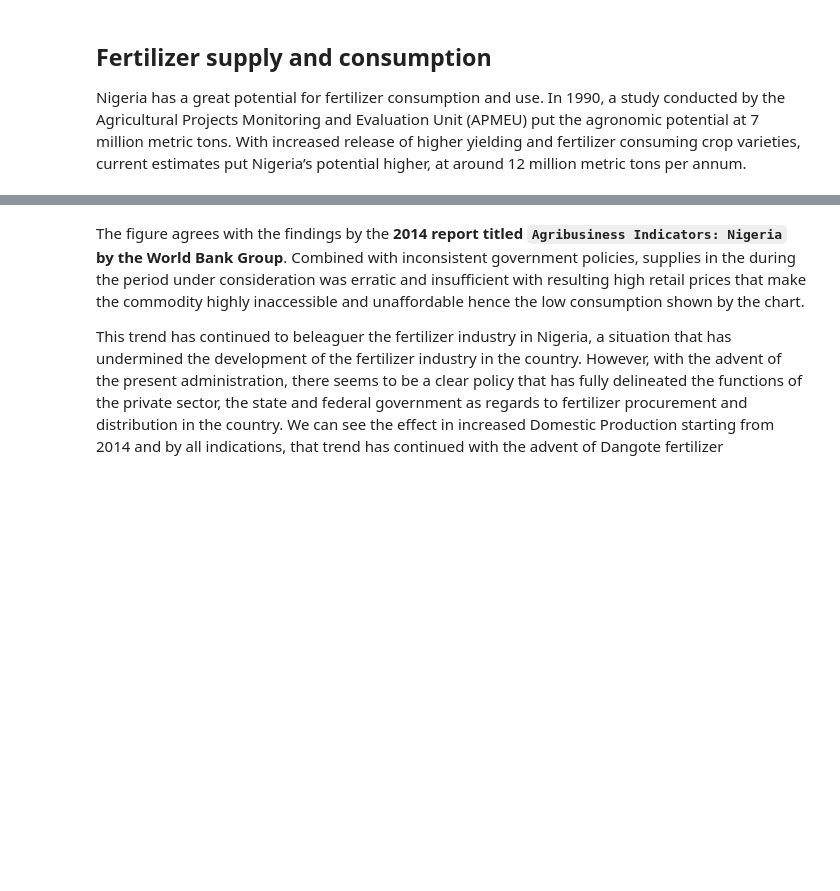
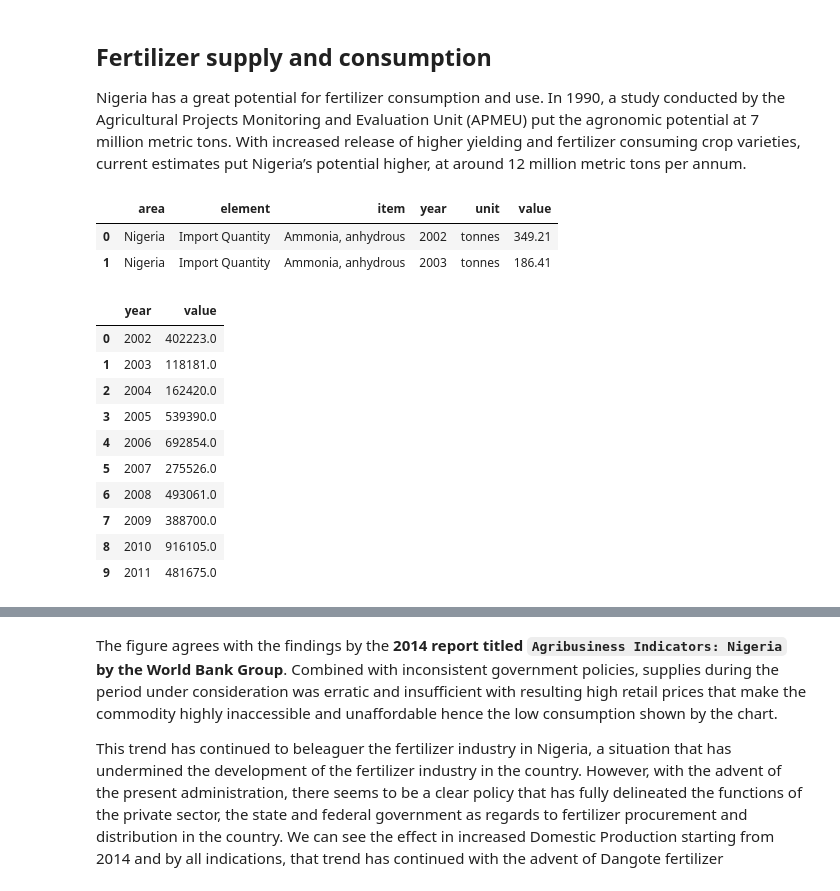
Before and after one commit to decorouz/Data-Analysis-with-Python, a Jupyter notebook: Nigeria_Fertilizer_Use.ipynb, the cells around one changed output, grey strips where cells are left out. Cells and saved outputs as stored; diff of their text form; code cells hidden in the pictures; blank space fills up the shorter version.

```diff
--- a/Nigeria_Fertilizer_Use.ipynb
+++ b/Nigeria_Fertilizer_Use.ipynb
@@ -546,11 +612,31 @@ Nigeria has a great potential for fertilizer consumption and use. In 1990, a stu
 Agricultural Projects Monitoring and Evaluation Unit (APMEU) put the agronomic potential at 7 million
 metric tons. With increased release of higher yielding and fertilizer consuming crop varieties, current
 estimates put Nigeria’s potential higher, at around 12 million metric tons per annum.
+# %%
+df_nigeria.head(2)
+# %% [output]
+|  | area | element | item | year | unit | value |
+| 0 | Nigeria | Import Quantity | Ammonia, anhydrous | 2002 | tonnes | 349.21 |
+| 1 | Nigeria | Import Quantity | Ammonia, anhydrous | 2003 | tonnes | 186.41 |
 # %%
 # Quantity of fertilizer consumed
 fertilizer_use_data = df_nigeria.loc[(df_nigeria["element"] == "Agricultural Use")].reset_index(drop=True)
 fertilizer_consumed = fertilizer_use_data.groupby(["year"])["value"].sum().reset_index().sort_values(by="year",
                                                                                  ascending=True).reset_index(drop=True)
+
+fertilizer_consumed
+# %% [output]
+|  | year | value |
+| 0 | 2002 | 402223.0 |
+| 1 | 2003 | 118181.0 |
+| 2 | 2004 | 162420.0 |
+| 3 | 2005 | 539390.0 |
+| 4 | 2006 | 692854.0 |
+| 5 | 2007 | 275526.0 |
+| 6 | 2008 | 493061.0 |
+| 7 | 2009 | 388700.0 |
+| 8 | 2010 | 916105.0 |
+| 9 | 2011 | 481675.0 |
 # %%
 # Quantity of fertilzer Imported
 fertilizer_import_data = df_nigeria.loc[(df_nigeria["element"] == "Import Quantity")].reset_index(drop=True)
@@ -587,6 +673,6 @@ fig.show()
 # %% [output]
 [interactive output not drawn]
 # %% [markdown]
-The figure agrees with the findings by the **2014 report titled `Agribusiness Indicators: Nigeria` by the World Bank Group**. Combined with inconsistent government policies, supplies in the during the period under consideration was erratic and insufficient with resulting high retail prices that make the commodity highly inaccessible and unaffordable hence the low consumption shown by the chart.
+The figure agrees with the findings by the **2014 report titled `Agribusiness Indicators: Nigeria` by the World Bank Group**. Combined with inconsistent government policies, supplies during the period under consideration was erratic and insufficient with resulting high retail prices that make the commodity highly inaccessible and unaffordable hence the low consumption shown by the chart.
 
 This trend has continued to beleaguer the fertilizer industry in Nigeria, a situation that has undermined the development of the fertilizer industry in the country. However, with the advent of the present administration, there seems to be a clear policy that has fully delineated the functions of the private sector, the state and federal government as regards to fertilizer procurement and distribution in the country. We can see the effect in increased Domestic Production starting from 2014 and by all indications, that trend has continued with the advent of Dangote fertilizer
```
Also changed, not shown: parts of 62 cells of this notebook.
